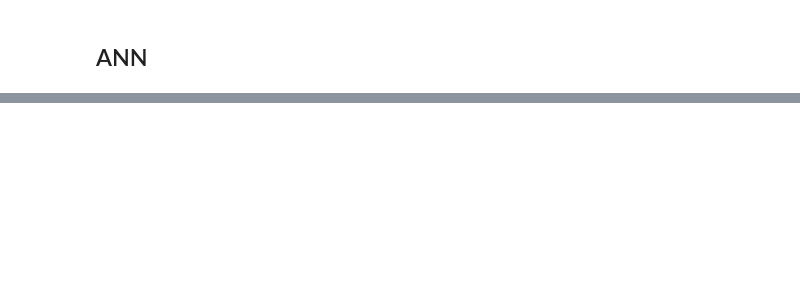
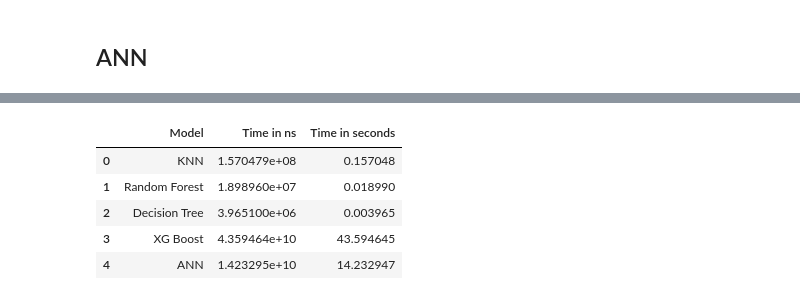
Before and after one commit to Mufaddal2153/IMU-EMG, a Jupyter notebook: Tremors.ipynb, the cells around one changed output, grey strips where cells are left out. Saved outputs shown, nothing was run; the diff lists cells and outputs as text; code cells hidden in the pictures; blank space fills up the shorter version.

```diff
--- a/Tremors.ipynb
+++ b/Tremors.ipynb
@@ -232,0 +267,6 @@ df
+# %%
+start = perf_counter_ns()
+ann_model.fit(X_train,y_train,epochs=50)
+end = perf_counter_ns()
+ANN_time_ns = end - start
+ANN_time_sec = (end - start)/1000000000
@@ -233,2 +330,16 @@ df
+# %%
+temp = {'Model':['KNN', 'Random Forest', 'Decision Tree', 'XG Boost','ANN'],
+        'Time in ns':[knn_time_ns, RF_time_ns, DT_time_ns, XG_time_ns,ANN_time_ns],
+        'Time in seconds':[knn_time_sec, RF_time_sec, DT_time_sec, XG_time_sec, ANN_time_sec]}
+df = pd.DataFrame(temp)
+# %%
+df
+# %% [output]
+|  | Model | Time in ns | Time in seconds |
+| 0 | KNN | 1.570479e+08 | 0.157048 |
+| 1 | Random Forest | 1.898960e+07 | 0.018990 |
+| 2 | Decision Tree | 3.965100e+06 | 0.003965 |
+| 3 | XG Boost | 4.359464e+10 | 43.594645 |
+| 4 | ANN | 1.423295e+10 | 14.232947 |
 # %%
 df.to_csv("Time-taken-by-model.csv")
```
Also changed, not shown: parts of 25 cells of this notebook, 8 other files.
